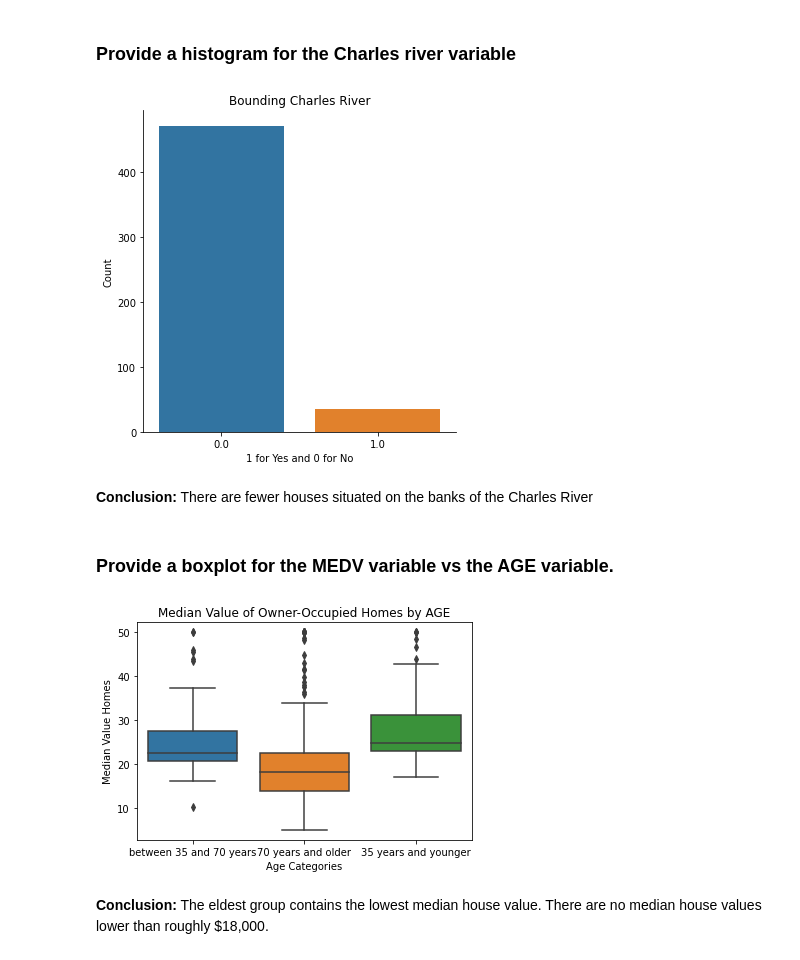
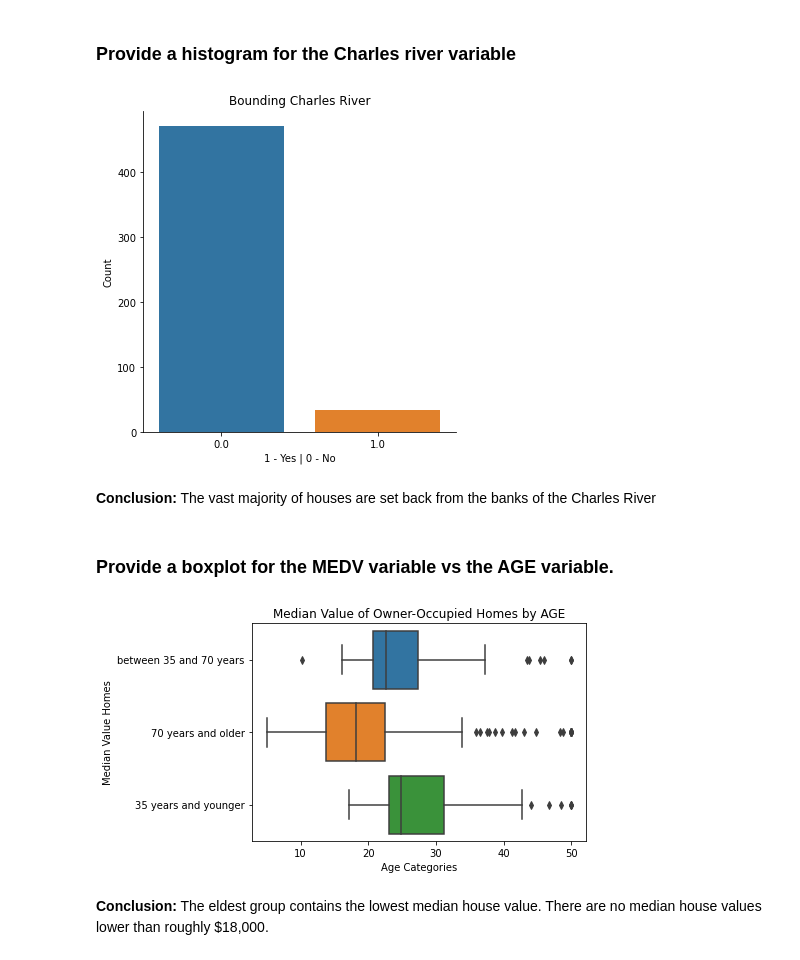
Before and after one commit to eks/statistics_for_data_science, a Jupyter notebook: Boston Housing.ipynb, the cells around one changed output. Saved outputs shown, nothing was run; the diff lists cells and outputs as text; code cells hidden in the pictures.

```diff
--- a/Boston Housing.ipynb
+++ b/Boston Housing.ipynb
@@ -72,11 +72,11 @@ Text(0, 0.5, 'Median value of owner-occupied homes')
 # %% [markdown]
 ### Provide a histogram for the Charles river variable
 # %%
-ax = seaborn.catplot(x='CHAS', kind='count', data=boston_df).set(title='Bounding Charles River', ylabel='Count', xlabel='1 for Yes and 0 for No')
+ax = seaborn.catplot(x='CHAS', kind='count', data=boston_df).set(title='Bounding Charles River', ylabel='Count', xlabel='1 - Yes | 0 - No')
 # %% [output]
-[figure, old version]
+[figure, new version]
 # %% [markdown]
-**Conclusion:** There are fewer houses situated on the banks of the Charles River
+**Conclusion:** The vast majority of houses are set back from the banks of the Charles River
 # %% [markdown]
 ### Provide a boxplot for the MEDV variable vs the AGE variable.
 # %%
@@ -85,12 +85,12 @@ boston_df.loc[(boston_df['AGE'] > 35)&(boston_df['AGE'] < 70), 'age_group'] = 'b
 boston_df.loc[(boston_df['AGE'] >= 70), 'age_group'] = '70 years and older'
 # %%
 ax = seaborn.boxplot(
-    x='age_group', y='MEDV', data=boston_df
+    x='MEDV', y='age_group', data=boston_df
 ).set(
     title='Median Value of Owner-Occupied Homes by AGE', ylabel='Median Value Homes', xlabel='Age Categories'
 )
 # %% [output]
-[figure, old version]
+[figure, new version]
 # %% [markdown]
 **Conclusion:** The eldest group contains the lowest median house value. There are no median house values lower than roughly $18,000.
 # %% [markdown]
```
Also changed, not shown: parts of 1 cell of this notebook.
